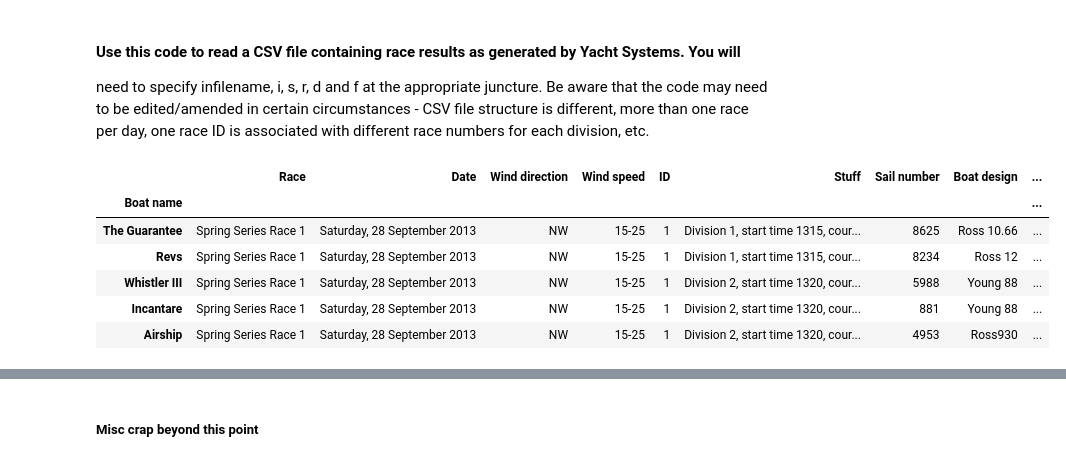
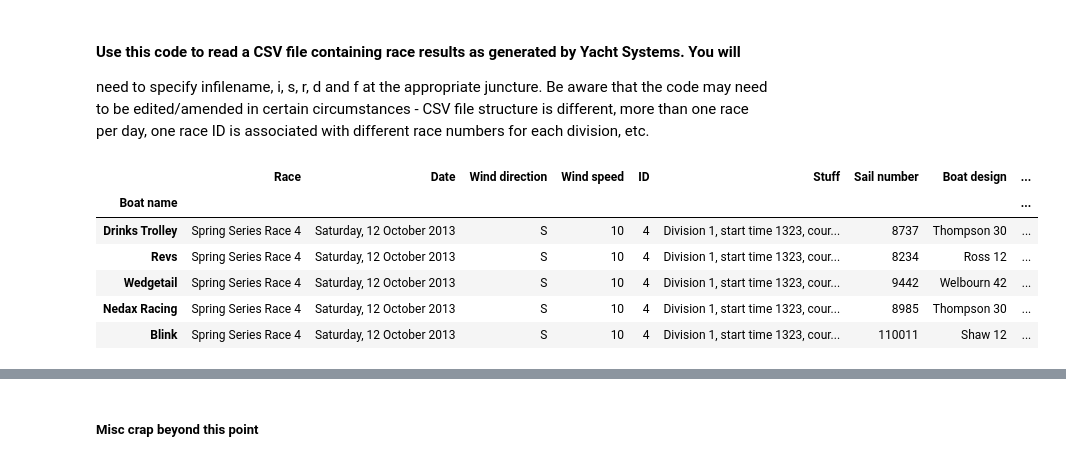
Before and after one commit to drphilbishop/RPNYC_race_analysis, a Jupyter notebook: processRawRaceData.ipynb, the cells around one changed output, grey strips where cells are left out. Saved outputs shown, nothing was run; the diff lists cells and outputs as text; code cells hidden in the pictures.

```diff
--- a/processRawRaceData.ipynb
+++ b/processRawRaceData.ipynb
@@ -27,32 +27,32 @@ datapath = 'C:\\Phil\\My Dropbox\\Sailing cmte\\Handicapping\\2013-14 season\\'
 # %%
 # Take a quick look at a raw CSV file - need to select/deselect appropriate cols in CSV
 
-infilename = 'id1 spring r1 results'
+infilename = 'id4 spring r4 results'
 
 # Following list of colNums and colHdrs works fine on:
 # - Divisional races
 # - Winter series fully crewed
 CSVcolNums = [1,3,5,7,9,28,29,30,31,32,35,41,45]
 CSVcolHdrs = ['Race','Date','Wind direction','Wind speed','ID','Stuff','Sail number','Boat design', \
               'Boat name','Elapsed time','TCF','PHRF','IRC']
 
 q = fn.input_csv(datapath + "Raw CSV data/", infilename + '.csv', CSVcolNums, CSVcolHdrs)
 q.head(5)
 #q
 
 # Notes:
 # - Edit '..\Handicapping\2013-14 season\Season summary (2013-14).xlsx'
 # - Compare imported data with hard-copy printout from Yacht Systems
 # - Make sure Elapsed time field begins with < if no time, e.g. <n/e>, <no entry>, <dnf>, <raf>, <osc>, <dns> etc
 # - Check for duplicate boat names, i.e. incorrect spelling
 # %% [output]
 |  | Race | Date | Wind direction | Wind speed | ID | Stuff | Sail number | Boat design | ... |
 | Boat name |  |  |  |  |  |  |  |  | ... |
-| The Guarantee | Spring Series Race 1 | Saturday, 28 September 2013 | NW | 15-25 | 1 | Division 1, start time 1315, cour... | 8625 | Ross 10.66 | ... |
-| Revs | Spring Series Race 1 | Saturday, 28 September 2013 | NW | 15-25 | 1 | Division 1, start time 1315, cour... | 8234 | Ross 12 | ... |
-| Whistler III | Spring Series Race 1 | Saturday, 28 September 2013 | NW | 15-25 | 1 | Division 2, start time 1320, cour... | 5988 | Young 88 | ... |
-| Incantare | Spring Series Race 1 | Saturday, 28 September 2013 | NW | 15-25 | 1 | Division 2, start time 1320, cour... | 881 | Young 88 | ... |
-| Airship | Spring Series Race 1 | Saturday, 28 September 2013 | NW | 15-25 | 1 | Division 2, start time 1320, cour... | 4953 | Ross930 | ... |
+| Drinks Trolley | Spring Series Race 4 | Saturday, 12 October 2013 | S | 10 | 4 | Division 1, start time 1323, cour... | 8737 | Thompson 30 | ... |
+| Revs | Spring Series Race 4 | Saturday, 12 October 2013 | S | 10 | 4 | Division 1, start time 1323, cour... | 8234 | Ross 12 | ... |
+| Wedgetail | Spring Series Race 4 | Saturday, 12 October 2013 | S | 10 | 4 | Division 1, start time 1323, cour... | 9442 | Welbourn 42 | ... |
+| Nedax Racing | Spring Series Race 4 | Saturday, 12 October 2013 | S | 10 | 4 | Division 1, start time 1323, cour... | 8985 | Thompson 30 | ... |
+| Blink | Spring Series Race 4 | Saturday, 12 October 2013 | S | 10 | 4 | Division 1, start time 1323, cour... | 110011 | Shaw 12 | ... |
 # %%
 # Create a uniformly structured dataframe for the current race data
 
```
Also changed, not shown: parts of 3 cells of this notebook, 3 other files.
